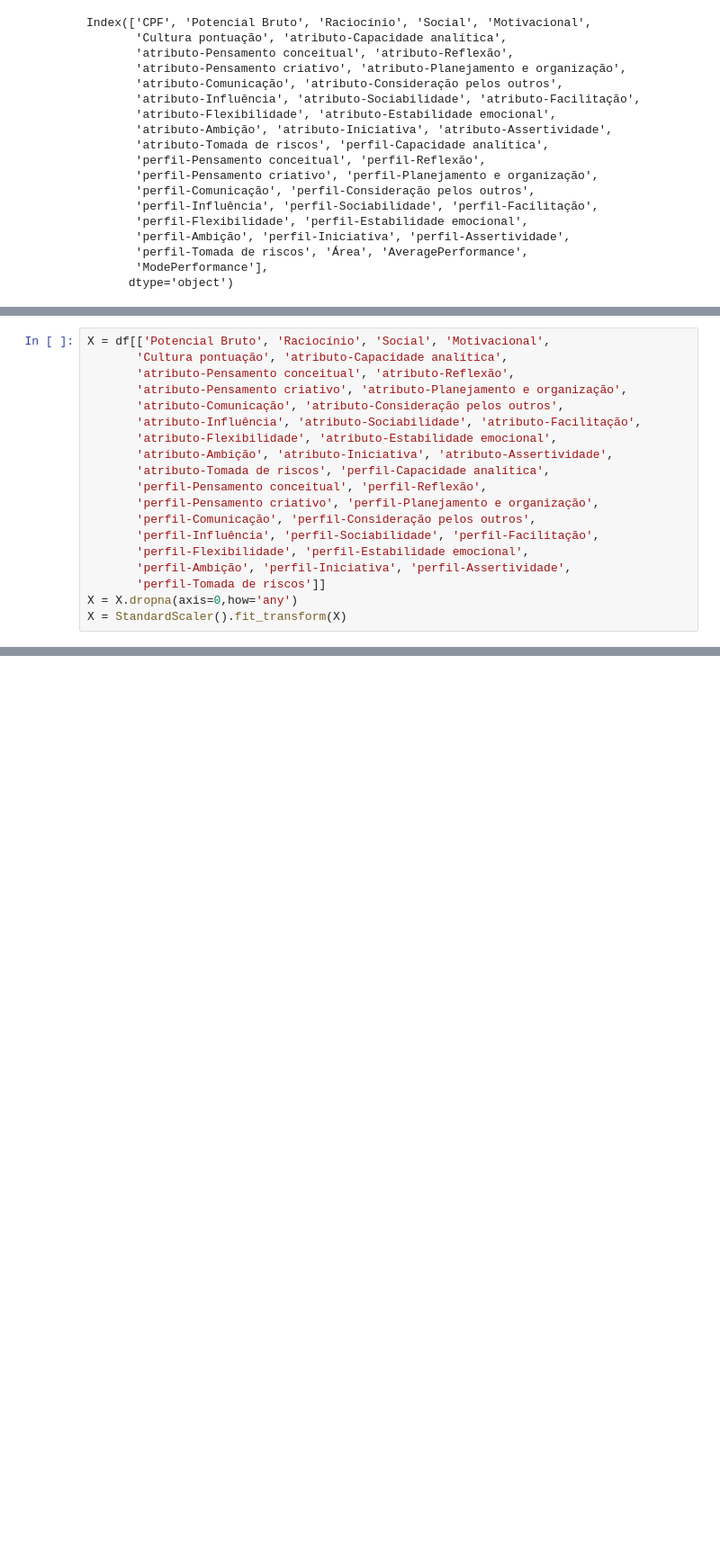
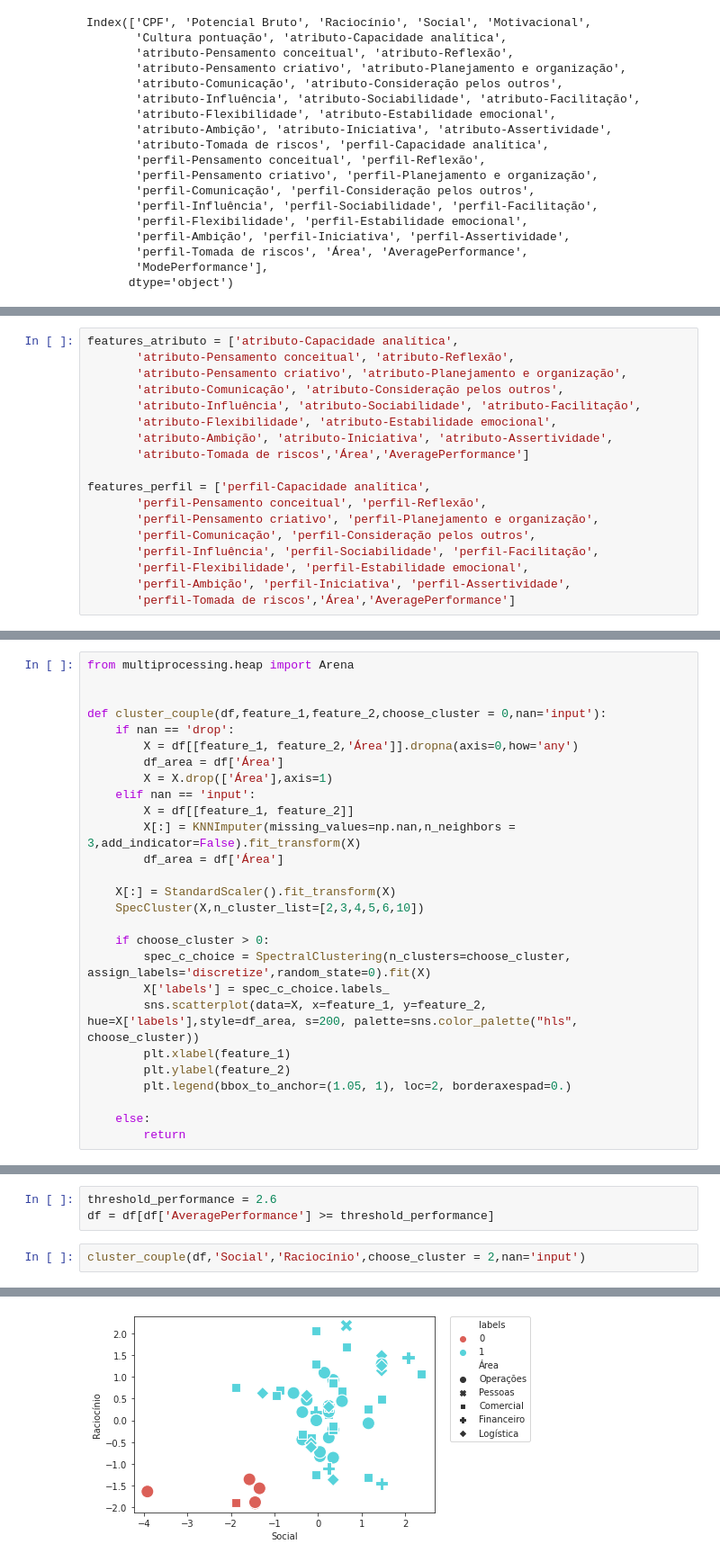
Before and after one commit to biagzi/data_science, a Jupyter notebook: case2_people_analytics/clustering.ipynb, the cells around one changed output, grey strips where cells are left out. Shown at 90% size. Drawn from its saved outputs; the diff is of its cells as text; blank space fills up the shorter version.

```diff
--- a/case2_people_analytics/clustering.ipynb
+++ b/case2_people_analytics/clustering.ipynb
@@ -92,19 +218,18 @@ Big number of variables, just rows without Nan
 # %%
-X = df[['Potencial Bruto', 'Raciocínio', 'Social', 'Motivacional',
-       'Cultura pontuação', 'atributo-Capacidade analítica',
+features_atributo = ['atributo-Capacidade analítica',
        'atributo-Pensamento conceitual', 'atributo-Reflexão',
        'atributo-Pensamento criativo', 'atributo-Planejamento e organização',
        'atributo-Comunicação', 'atributo-Consideração pelos outros',
        'atributo-Influência', 'atributo-Sociabilidade', 'atributo-Facilitação',
        'atributo-Flexibilidade', 'atributo-Estabilidade emocional',
        'atributo-Ambição', 'atributo-Iniciativa', 'atributo-Assertividade',
-       'atributo-Tomada de riscos', 'perfil-Capacidade analítica',
+       'atributo-Tomada de riscos','Área','AveragePerformance']
+
+features_perfil = ['perfil-Capacidade analítica',
        'perfil-Pensamento conceitual', 'perfil-Reflexão',
        'perfil-Pensamento criativo', 'perfil-Planejamento e organização',
        'perfil-Comunicação', 'perfil-Consideração pelos outros',
        'perfil-Influência', 'perfil-Sociabilidade', 'perfil-Facilitação',
        'perfil-Flexibilidade', 'perfil-Estabilidade emocional',
        'perfil-Ambição', 'perfil-Iniciativa', 'perfil-Assertividade',
-       'perfil-Tomada de riscos']]
-X = X.dropna(axis=0,how='any')
-X = StandardScaler().fit_transform(X)
+       'perfil-Tomada de riscos','Área','AveragePerformance']
@@ -126,0 +353,27 @@ Finished n_cluster =  10
+# %%
+from multiprocessing.heap import Arena
+
+
+def cluster_couple(df,feature_1,feature_2,choose_cluster = 0,nan='input'):
+    if nan == 'drop':
+        X = df[[feature_1, feature_2,'Área']].dropna(axis=0,how='any')
+        df_area = df['Área']
+        X = X.drop(['Área'],axis=1)
+    elif nan == 'input':
+        X = df[[feature_1, feature_2]]
+        X[:] = KNNImputer(missing_values=np.nan,n_neighbors = 3,add_indicator=False).fit_transform(X)
+        df_area = df['Área']
+
+    X[:] = StandardScaler().fit_transform(X)
+    SpecCluster(X,n_cluster_list=[2,3,4,5,6,10])
+
+    if choose_cluster > 0:
+        spec_c_choice = SpectralClustering(n_clusters=choose_cluster, assign_labels='discretize',random_state=0).fit(X)
+        X['labels'] = spec_c_choice.labels_
+        sns.scatterplot(data=X, x=feature_1, y=feature_2, hue=X['labels'],style=df_area, s=200, palette=sns.color_palette("hls", choose_cluster))
+        plt.xlabel(feature_1)
+        plt.ylabel(feature_2)
+        plt.legend(bbox_to_anchor=(1.05, 1), loc=2, borderaxespad=0.)
+
+    else:
+        return
@@ -126,0 +383,6 @@ Finished n_cluster =  10
+# %%
+threshold_performance = 2.6
+df = df[df['AveragePerformance'] >= threshold_performance]
+# %%
+cluster_couple(df,'Social','Raciocínio',choose_cluster = 2,nan='input')
+# %% [output]
@@ -126,0 +395 @@ Finished n_cluster =  10
+[figure, added]
```
Also changed, not shown: parts of 37 cells of this notebook, 4 other files.
